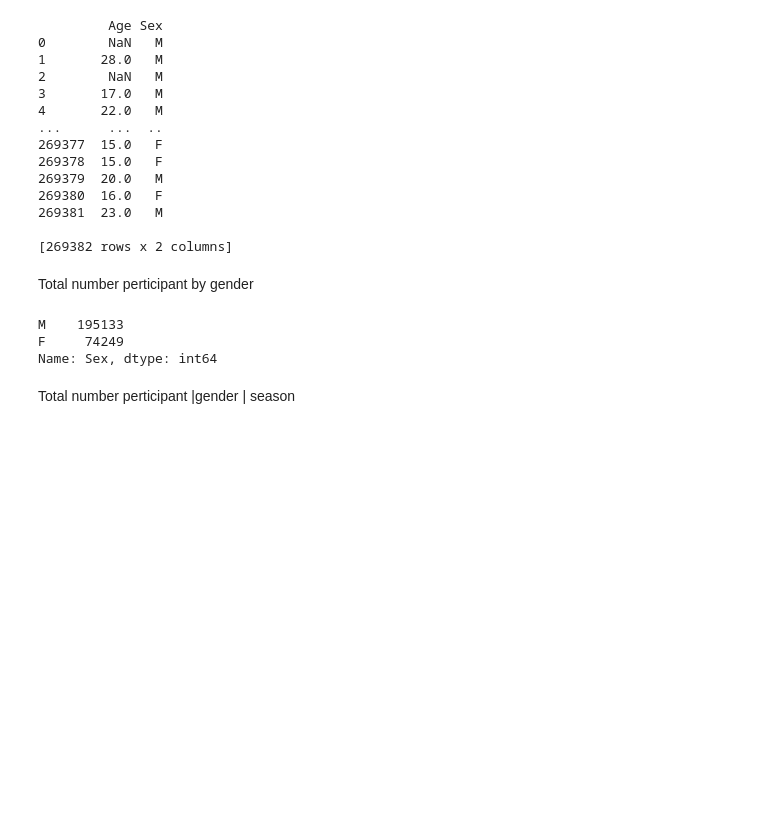
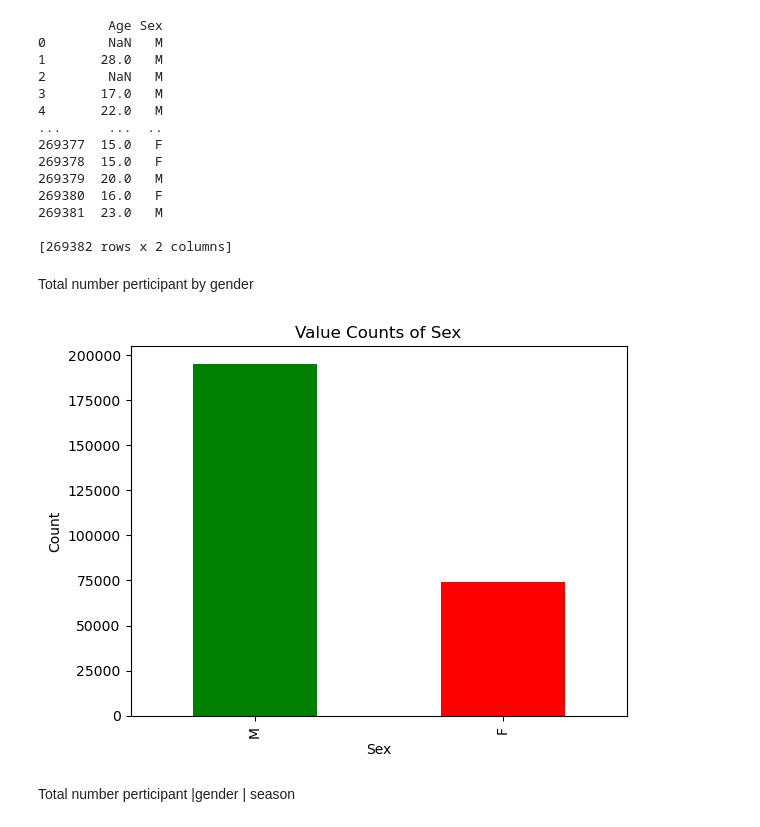
Before and after one commit to dgorgo/Jupyter, a Jupyter notebook: hamoye_group_project1.ipynb, the cells around one changed output. Saved outputs shown, nothing was run; the diff lists cells and outputs as text; code cells hidden in the pictures; blank space fills up the shorter version.

```diff
--- a/hamoye_group_project1.ipynb
+++ b/hamoye_group_project1.ipynb
@@ -226,11 +247,17 @@ print(Male_Avg_age)
 # %% [markdown]
 Total number perticipant by gender
 # %%
-com_table['Sex'].value_counts()
+sex_counts = com_table['Sex'].value_counts()
+colors = ['green', 'red']
+sex_counts.plot(kind='bar', color=colors)
+
+plt.xlabel('Sex')
+plt.ylabel('Count')
+plt.title('Value Counts of Sex')
+
+plt.show()
 # %% [output]
-M    195133
-F     74249
-Name: Sex, dtype: int64
+[figure, added]
 # %% [markdown]
 Total number perticipant |gender | season
 # %%
```
Also changed, not shown: parts of 23 cells of this notebook.
